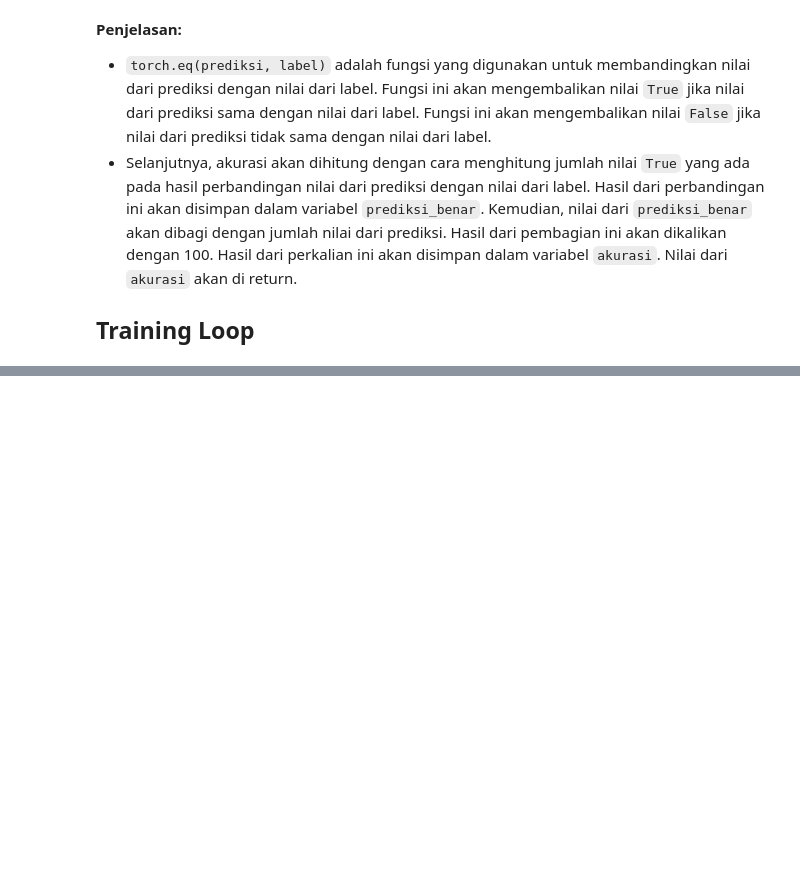
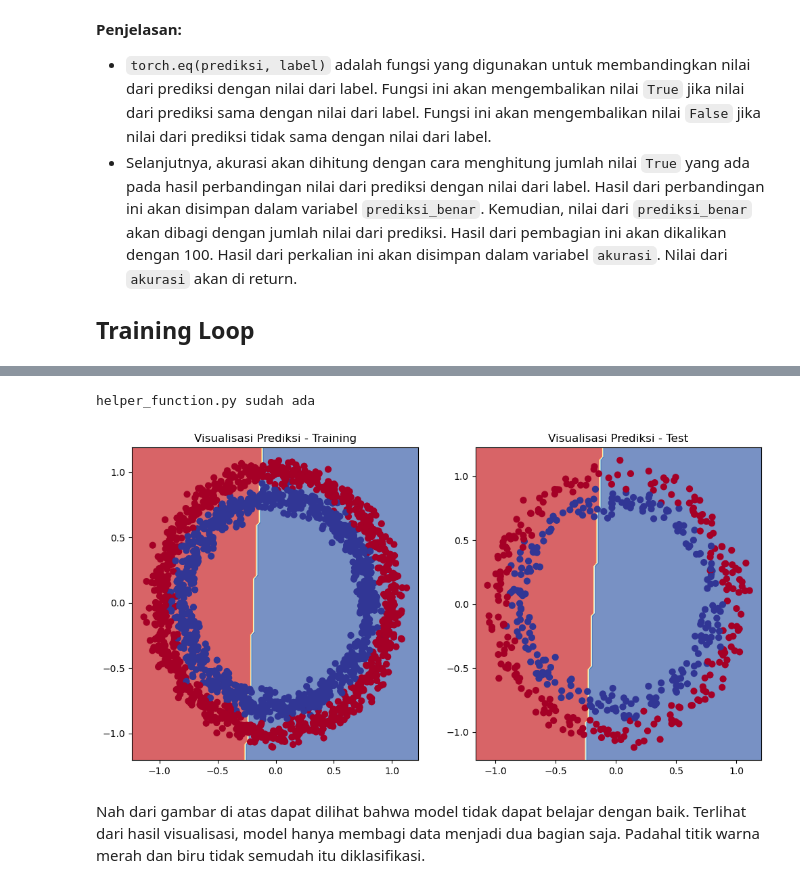
Before and after one commit to mctosima/belajarpytorch, a Jupyter notebook: docs/02_KlasifikasiSederhana.ipynb, the cells around one changed output, grey strips where cells are left out. Saved outputs shown, nothing was run; the diff lists cells and outputs as text; code cells hidden in the pictures; blank space fills up the shorter version.

```diff
--- a/docs/02_KlasifikasiSederhana.ipynb
+++ b/docs/02_KlasifikasiSederhana.ipynb
@@ -191,9 +191,9 @@ import torch.nn as nn
 if torch.cuda.is_available():
     device = torch.device("cuda")
     print("Tersedia GPU")
-# elif torch.backends.mps.is_available():
-#     device = torch.device("mps")
-#     print("Tersedia MPS Apple Silicon")
+elif torch.backends.mps.is_available():
+    device = torch.device("mps")
+    print("Tersedia MPS Apple Silicon")
 else:
     device = torch.device("cpu")
     print("Tersedia CPU")
@@ -427,0 +437,34 @@ Epoch: 200 | Loss: 0.6932 | Akurasi: 50.80% | Val Loss: 0.6934 | Val Akurasi: 50
+# %%
+# mengunduh helper function jika belum ada
+
+import requests
+from pathlib import Path
+
+if Path("helper_function.py").is_file():
+    print("helper_function.py sudah ada")
+else:
+    print("Mengunduh helper_function.py")
+    request = requests.get("https://raw.githubusercontent.com/mctosima/belajarpytorch/main/docs/helper_function.py")
+    with open("helper_function.py", "wb") as f:
+        f.write(request.content)
+
+try:
+    from helper_function import plot_decision_boundary, plot_predictions
+except:
+    print("Gagal mengunduh helper_function.py")
+# %% [output]
+helper_function.py sudah ada
+# %%
+# visualisasi hasil prediksi
+plt.figure(figsize=(12, 6))
+plt.subplot(1, 2, 1)
+plt.title("Visualisasi Prediksi - Training")
+plot_decision_boundary(model_0, x_train, y_train)
+
+plt.subplot(1, 2, 2)
+plt.title("Visualisasi Prediksi - Test")
+plot_decision_boundary(model_0, x_test, y_test)
+# %% [output]
+[figure, added]
+# %% [markdown]
+Nah dari gambar di atas dapat dilihat bahwa model tidak dapat belajar dengan baik. Terlihat dari hasil visualisasi, model hanya membagi data menjadi dua bagian saja. Padahal titik warna merah dan biru tidak semudah itu diklasifikasi.
```
Also changed, not shown: parts of 5 cells of this notebook.
